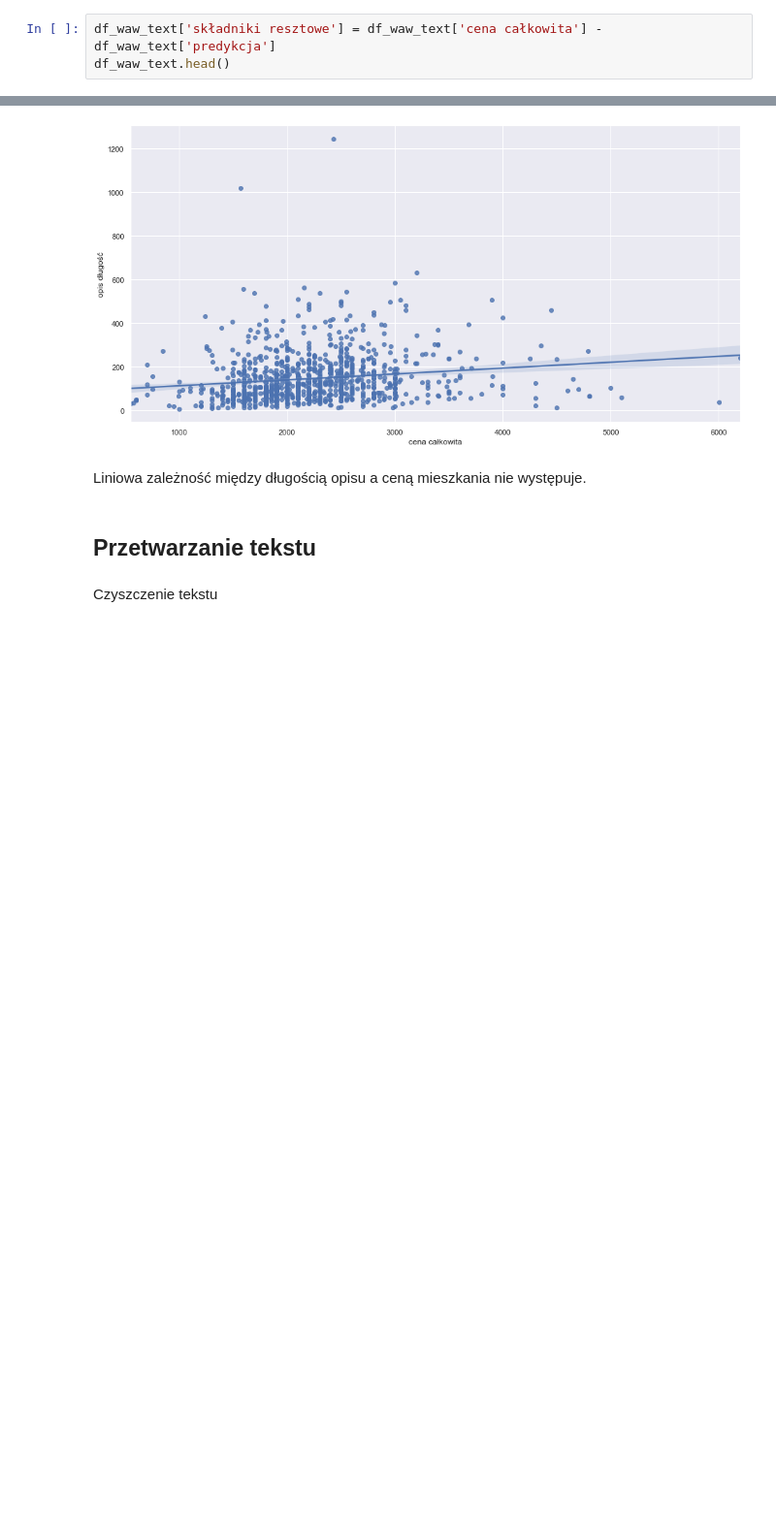
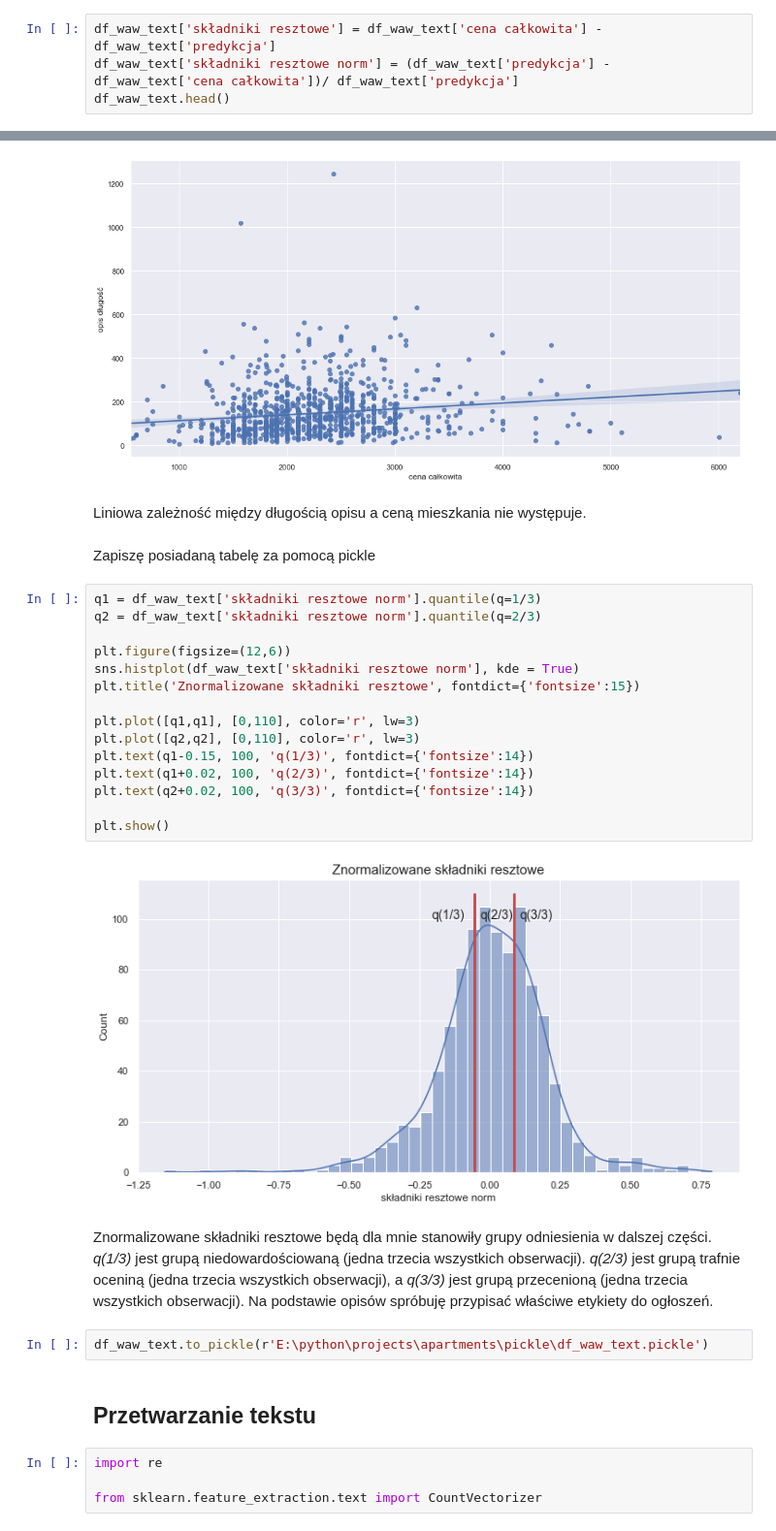
Before and after one commit to pawellachowski777/Apartments, a Jupyter notebook: python/apartments_price_prediction_NLP.ipynb, the cells around one changed output, grey strips where cells are left out. Shown at 97% size. Saved outputs shown, nothing was run; the diff lists cells and outputs as text; blank space fills up the shorter version.

Commit message:
pickled data frame, cleaned and vectorized text data

```diff
--- a/python/apartments_price_prediction_NLP.ipynb
+++ b/python/apartments_price_prediction_NLP.ipynb
@@ -84,3 +83,4 @@ Tworzę kolumnę składniki resztowe
 # %%
 df_waw_text['składniki resztowe'] = df_waw_text['cena całkowita'] - df_waw_text['predykcja']
+df_waw_text['składniki resztowe norm'] = (df_waw_text['predykcja'] - df_waw_text['cena całkowita'])/ df_waw_text['predykcja']
 df_waw_text.head()
@@ -190,7 +197,32 @@ plt.show()
 [figure]
 # %% [markdown]
 Liniowa zależność między długością opisu a ceną mieszkania nie występuje.
+# %% [markdown]
+Zapiszę posiadaną tabelę za pomocą pickle
+# %%
+q1 = df_waw_text['składniki resztowe norm'].quantile(q=1/3)
+q2 = df_waw_text['składniki resztowe norm'].quantile(q=2/3)
+
+plt.figure(figsize=(12,6))
+sns.histplot(df_waw_text['składniki resztowe norm'], kde = True)
+plt.title('Znormalizowane składniki resztowe', fontdict={'fontsize':15})
+
+plt.plot([q1,q1], [0,110], color='r', lw=3)
+plt.plot([q2,q2], [0,110], color='r', lw=3)
+plt.text(q1-0.15, 100, 'q(1/3)', fontdict={'fontsize':14})
+plt.text(q1+0.02, 100, 'q(2/3)', fontdict={'fontsize':14})
+plt.text(q2+0.02, 100, 'q(3/3)', fontdict={'fontsize':14})
+
+plt.show()
+# %% [output]
+[figure, added]
+# %% [markdown]
+Znormalizowane składniki resztowe będą dla mnie stanowiły grupy odniesienia w dalszej części. *q(1/3)* jest grupą niedowardościowaną (jedna trzecia wszystkich obserwacji). *q(2/3)* jest grupą trafnie oceniną (jedna trzecia wszystkich obserwacji), a *q(3/3)* jest grupą przecenioną (jedna trzecia wszystkich obserwacji). Na podstawie opisów spróbuję przypisać właściwe etykiety do ogłoszeń.
+# %%
+df_waw_text.to_pickle(r'E:\python\projects\apartments\pickle\df_waw_text.pickle')
 # %% [markdown]
 ## Przetwarzanie tekstu
-# %% [markdown]
-Czyszczenie tekstu
+# %%
+import re
+
+from sklearn.feature_extraction.text import CountVectorizer
```
Also changed, not shown: parts of 14 cells of this notebook, 1 other file.
